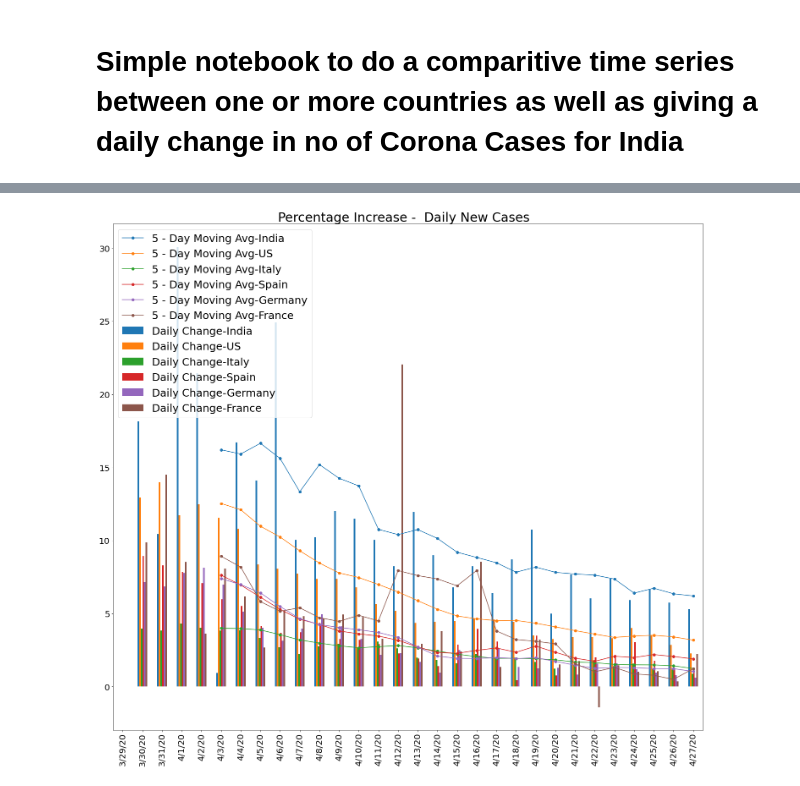
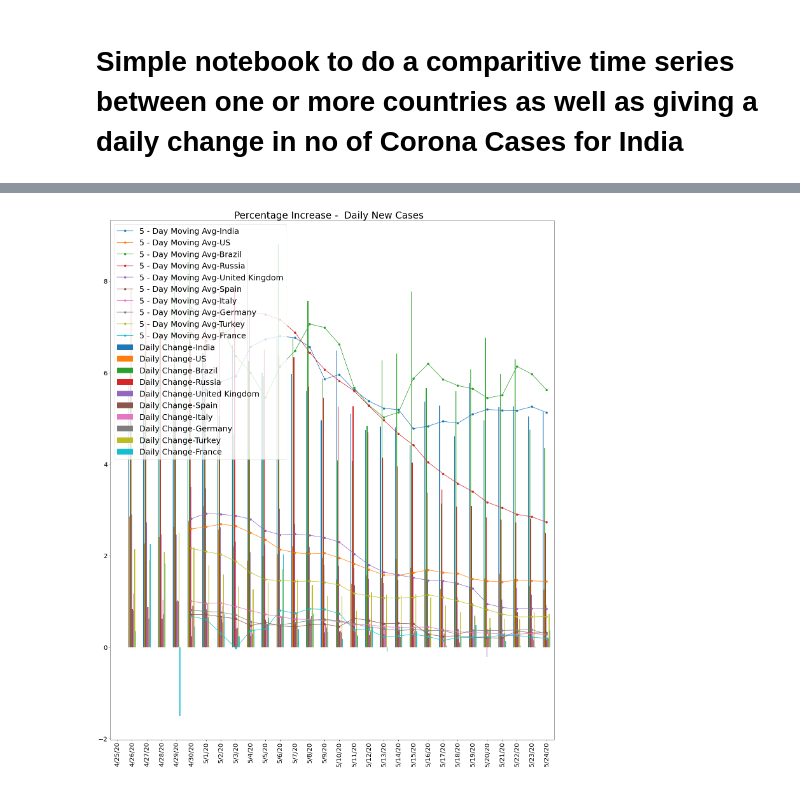
Before and after one commit to coolviki/corona_analysis, a Jupyter notebook: Corona_Analysis.ipynb, the cells around one changed output, grey strips where cells are left out. Cells and saved outputs as stored; diff of their text form; code cells hidden in the pictures.

```diff
--- a/Corona_Analysis.ipynb
+++ b/Corona_Analysis.ipynb
@@ -135,5 +201,5 @@ drawDeltaChartForVirus(["India"],True,True )
 # %%
-drawDeltaChartForVirus(["India","US","Italy","Spain","Germany","France"],True,True )
+drawDeltaChartForVirus(["India","US","Brazil","Russia","United Kingdom","Spain","Italy","Germany","Turkey","France"],True,True )
 # %% [output]
-[figure, old version]
+[figure, new version]
 # %%
```
Also changed, not shown: parts of 15 cells of this notebook.
